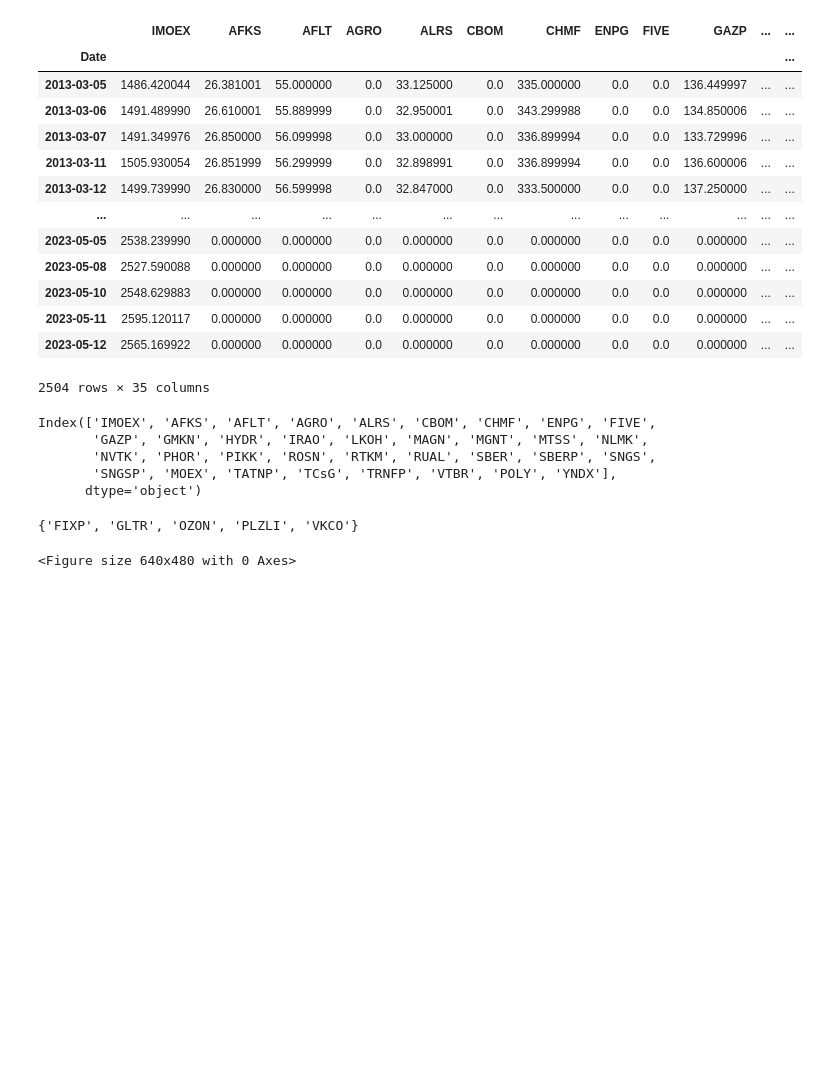
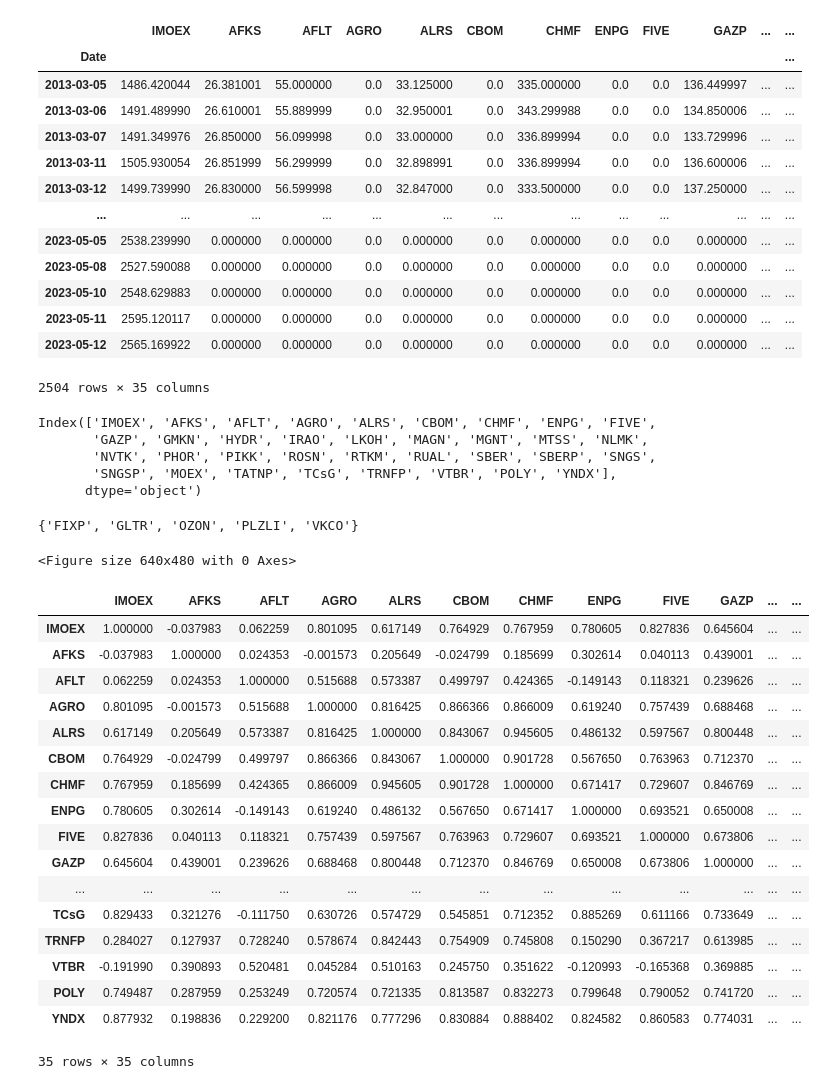
Before and after one commit to damnpav/news_analysis, a Jupyter notebook: index_corr.ipynb, the cells around one changed output. Cells and saved outputs as stored; diff of their text form; code cells hidden in the pictures; blank space fills up the shorter version.

```diff
--- a/index_corr.ipynb
+++ b/index_corr.ipynb
@@ -85,3 +85,24 @@ plt.savefig('heatmap.png')
 <Figure size 640x480 with 0 Axes>
 # %%
 merged_data_corr['IMOEX'].to_frame().sort_values(by='IMOEX', ascending=False).reset_index().to_excel('sorted_corr.xlsx', index=False)
+# %%
+merged_data_corr
+# %% [output]
+|  | IMOEX | AFKS | AFLT | AGRO | ALRS | CBOM | CHMF | ENPG | FIVE | GAZP | ... | ... |
+| IMOEX | 1.000000 | -0.037983 | 0.062259 | 0.801095 | 0.617149 | 0.764929 | 0.767959 | 0.780605 | 0.827836 | 0.645604 | ... | ... |
+| AFKS | -0.037983 | 1.000000 | 0.024353 | -0.001573 | 0.205649 | -0.024799 | 0.185699 | 0.302614 | 0.040113 | 0.439001 | ... | ... |
+| AFLT | 0.062259 | 0.024353 | 1.000000 | 0.515688 | 0.573387 | 0.499797 | 0.424365 | -0.149143 | 0.118321 | 0.239626 | ... | ... |
+| AGRO | 0.801095 | -0.001573 | 0.515688 | 1.000000 | 0.816425 | 0.866366 | 0.866009 | 0.619240 | 0.757439 | 0.688468 | ... | ... |
+| ALRS | 0.617149 | 0.205649 | 0.573387 | 0.816425 | 1.000000 | 0.843067 | 0.945605 | 0.486132 | 0.597567 | 0.800448 | ... | ... |
+| CBOM | 0.764929 | -0.024799 | 0.499797 | 0.866366 | 0.843067 | 1.000000 | 0.901728 | 0.567650 | 0.763963 | 0.712370 | ... | ... |
+| CHMF | 0.767959 | 0.185699 | 0.424365 | 0.866009 | 0.945605 | 0.901728 | 1.000000 | 0.671417 | 0.729607 | 0.846769 | ... | ... |
+| ENPG | 0.780605 | 0.302614 | -0.149143 | 0.619240 | 0.486132 | 0.567650 | 0.671417 | 1.000000 | 0.693521 | 0.650008 | ... | ... |
+| FIVE | 0.827836 | 0.040113 | 0.118321 | 0.757439 | 0.597567 | 0.763963 | 0.729607 | 0.693521 | 1.000000 | 0.673806 | ... | ... |
+| GAZP | 0.645604 | 0.439001 | 0.239626 | 0.688468 | 0.800448 | 0.712370 | 0.846769 | 0.650008 | 0.673806 | 1.000000 | ... | ... |
+| ... | ... | ... | ... | ... | ... | ... | ... | ... | ... | ... | ... | ... |
+| TCsG | 0.829433 | 0.321276 | -0.111750 | 0.630726 | 0.574729 | 0.545851 | 0.712352 | 0.885269 | 0.611166 | 0.733649 | ... | ... |
+| TRNFP | 0.284027 | 0.127937 | 0.728240 | 0.578674 | 0.842443 | 0.754909 | 0.745808 | 0.150290 | 0.367217 | 0.613985 | ... | ... |
+| VTBR | -0.191990 | 0.390893 | 0.520481 | 0.045284 | 0.510163 | 0.245750 | 0.351622 | -0.120993 | -0.165368 | 0.369885 | ... | ... |
+| POLY | 0.749487 | 0.287959 | 0.253249 | 0.720574 | 0.721335 | 0.813587 | 0.832273 | 0.799648 | 0.790052 | 0.741720 | ... | ... |
+| YNDX | 0.877932 | 0.198836 | 0.229200 | 0.821176 | 0.777296 | 0.830884 | 0.888402 | 0.824582 | 0.860583 | 0.774031 | ... | ... |
+35 rows × 35 columns
```
Also changed, not shown: parts of 1 cell of this notebook, 8 other files.
